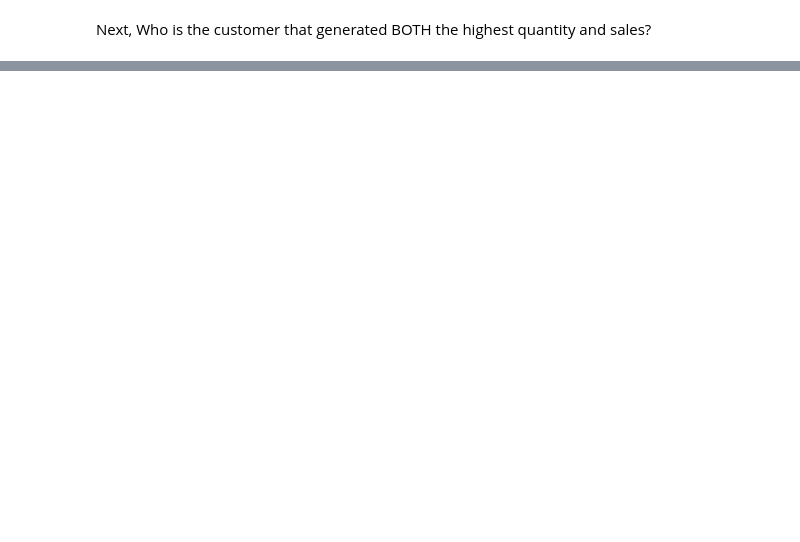
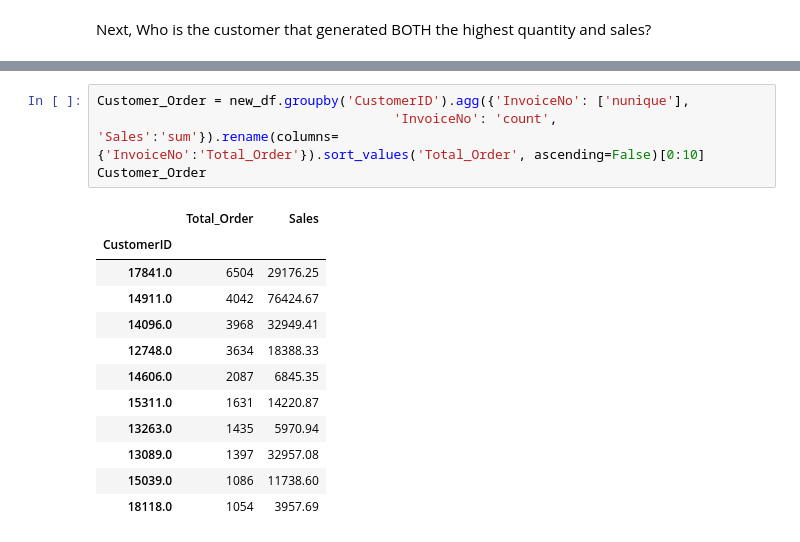
Before and after one commit to wahyunh10/Project-Online-Retail-Dataset, a Jupyter notebook: Online_Retail_Dataset.ipynb, the cells around one changed output, grey strips where cells are left out. Cells and saved outputs as stored; diff of their text form; blank space fills up the shorter version.

```diff
--- a/Online_Retail_Dataset.ipynb
+++ b/Online_Retail_Dataset.ipynb
@@ -481,0 +554,17 @@ Quantity_Sales_Cust
+# %%
+Customer_Order = new_df.groupby('CustomerID').agg({'InvoiceNo': ['nunique'],
+                                      'InvoiceNo': 'count', 'Sales':'sum'}).rename(columns={'InvoiceNo':'Total_Order'}).sort_values('Total_Order', ascending=False)[0:10]
+Customer_Order
+# %% [output]
+|  | Total_Order | Sales |
+| CustomerID |  |  |
+| 17841.0 | 6504 | 29176.25 |
+| 14911.0 | 4042 | 76424.67 |
+| 14096.0 | 3968 | 32949.41 |
+| 12748.0 | 3634 | 18388.33 |
+| 14606.0 | 2087 | 6845.35 |
+| 15311.0 | 1631 | 14220.87 |
+| 13263.0 | 1435 | 5970.94 |
+| 13089.0 | 1397 | 32957.08 |
+| 15039.0 | 1086 | 11738.60 |
+| 18118.0 | 1054 | 3957.69 |
```
Also changed, not shown: parts of 17 cells of this notebook.
